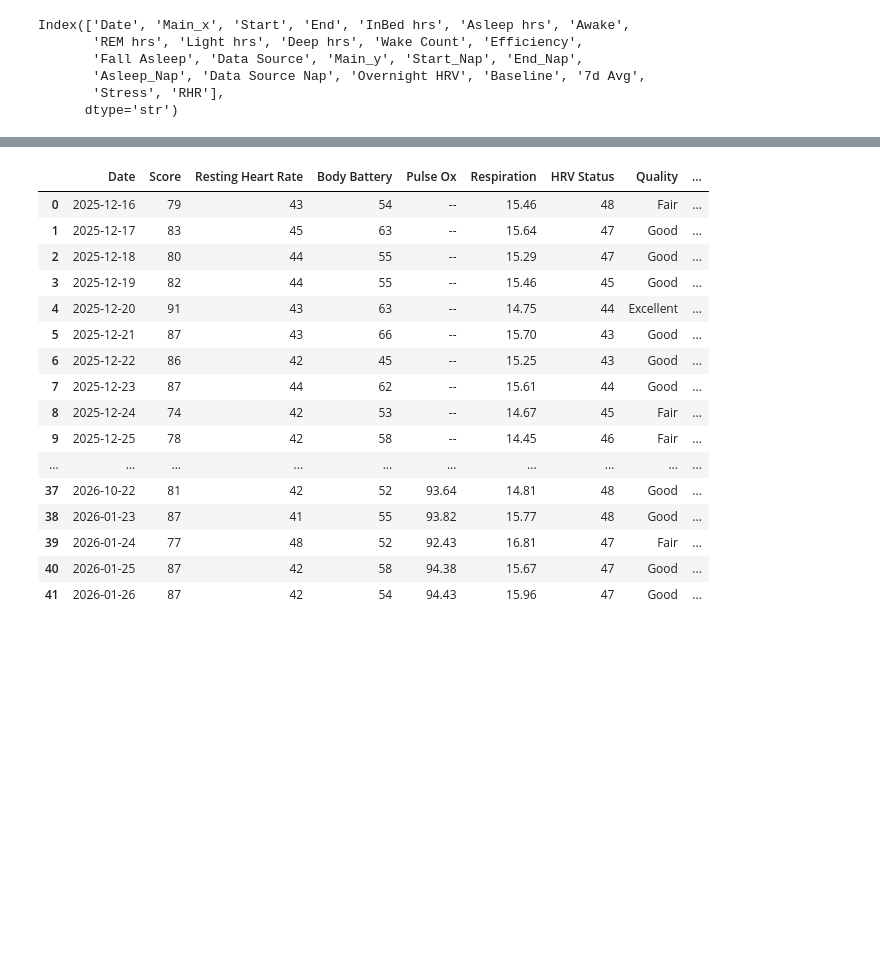
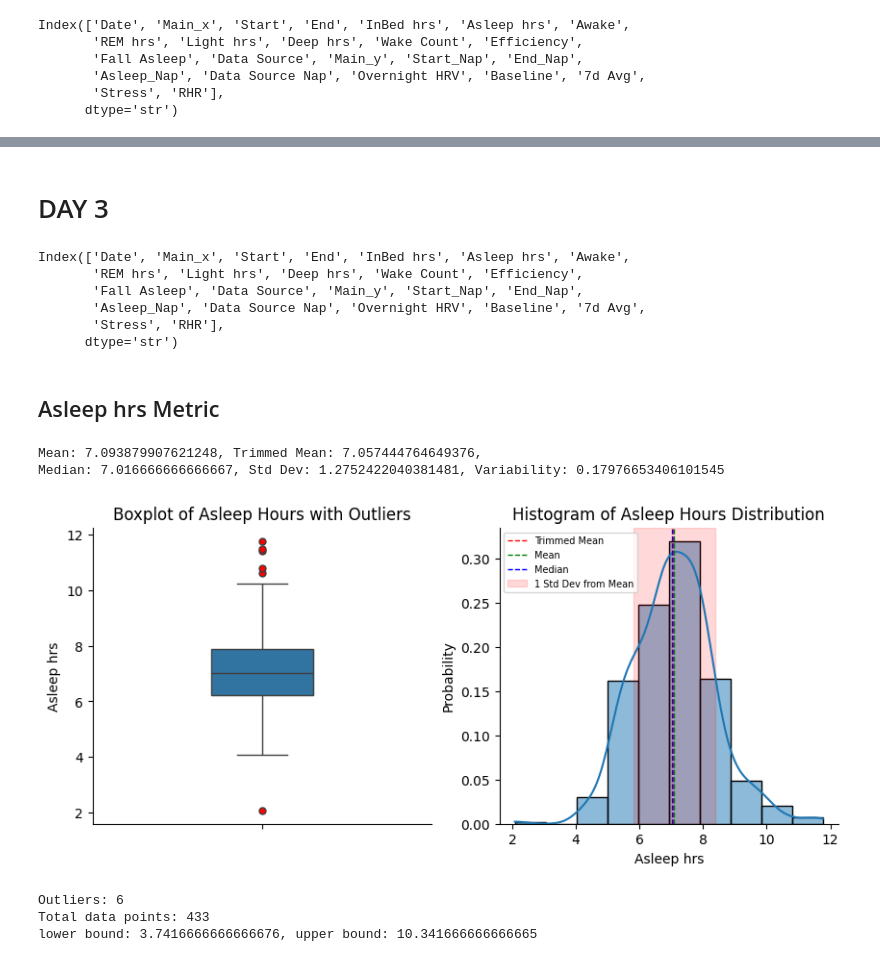
Before and after one commit to POLUX89/gym-ml-performance, a Jupyter notebook: notebooks/01_data_model_baseline.ipynb, the cells around one changed output, grey strips where cells are left out. Saved outputs shown, nothing was run; the diff lists cells and outputs as text; code cells hidden in the pictures; blank space fills up the shorter version.

Commit message:
week01-day03: variability, std, percentiles, mad

```diff
--- a/notebooks/01_data_model_baseline.ipynb
+++ b/notebooks/01_data_model_baseline.ipynb
@@ -355,21 +358,55 @@ test.describe()
 | max | 15.050000 | 11.766667 | 265.000000 | 3.633333 | 7.016667 | 2.633333 | 34.000000 | 105.000000 | 158.000000 | ... |
-# %%
-sleep
-# %% [output]
-|  | Date | Score | Resting Heart Rate | Body Battery | Pulse Ox | Respiration | HRV Status | Quality | ... |
-| 0 | 2025-12-16 | 79 | 43 | 54 | -- | 15.46 | 48 | Fair | ... |
-| 1 | 2025-12-17 | 83 | 45 | 63 | -- | 15.64 | 47 | Good | ... |
-| 2 | 2025-12-18 | 80 | 44 | 55 | -- | 15.29 | 47 | Good | ... |
-| 3 | 2025-12-19 | 82 | 44 | 55 | -- | 15.46 | 45 | Good | ... |
-| 4 | 2025-12-20 | 91 | 43 | 63 | -- | 14.75 | 44 | Excellent | ... |
-| 5 | 2025-12-21 | 87 | 43 | 66 | -- | 15.70 | 43 | Good | ... |
-| 6 | 2025-12-22 | 86 | 42 | 45 | -- | 15.25 | 43 | Good | ... |
-| 7 | 2025-12-23 | 87 | 44 | 62 | -- | 15.61 | 44 | Good | ... |
-| 8 | 2025-12-24 | 74 | 42 | 53 | -- | 14.67 | 45 | Fair | ... |
-| 9 | 2025-12-25 | 78 | 42 | 58 | -- | 14.45 | 46 | Fair | ... |
-| ... | ... | ... | ... | ... | ... | ... | ... | ... | ... |
-| 37 | 2026-10-22 | 81 | 42 | 52 | 93.64 | 14.81 | 48 | Good | ... |
-| 38 | 2026-01-23 | 87 | 41 | 55 | 93.82 | 15.77 | 48 | Good | ... |
-| 39 | 2026-01-24 | 77 | 48 | 52 | 92.43 | 16.81 | 47 | Fair | ... |
-| 40 | 2026-01-25 | 87 | 42 | 58 | 94.38 | 15.67 | 47 | Good | ... |
-| 41 | 2026-01-26 | 87 | 42 | 54 | 94.43 | 15.96 | 47 | Good | ... |
+# %% [markdown]
+# DAY 3
+# %%
+test.columns
+# %% [output]
+Index(['Date', 'Main_x', 'Start', 'End', 'InBed hrs', 'Asleep hrs', 'Awake',
+       'REM hrs', 'Light hrs', 'Deep hrs', 'Wake Count', 'Efficiency',
+       'Fall Asleep', 'Data Source', 'Main_y', 'Start_Nap', 'End_Nap',
+       'Asleep_Nap', 'Data Source Nap', 'Overnight HRV', 'Baseline', '7d Avg',
+       'Stress', 'RHR'],
+      dtype='str')
+# %% [markdown]
+## Asleep hrs Metric
+# %%
+mean_hrv = test["Asleep hrs"].mean()
+trim_mean_hrv = stats.trim_mean(test["Asleep hrs"], proportiontocut=0.1)
+median_hrv = test["Asleep hrs"].median()
+std_hrv = test["Asleep hrs"].std(ddof=1)
+variability_hrv = std_hrv / mean_hrv
+
+print(f"Mean: {mean_hrv}, Trimmed Mean: {trim_mean_hrv},\nMedian: {median_hrv}, Std Dev: {std_hrv}, Variability: {variability_hrv}")
+# %% [output]
+Mean: 7.093879907621248, Trimmed Mean: 7.057444764649376,
+Median: 7.016666666666667, Std Dev: 1.2752422040381481, Variability: 0.17976653406101545
+# %%
+fig, ax = plt.subplots(1,2 , figsize=(10,4))
+sns.boxplot(test["Asleep hrs"],
+             fliersize=2, flierprops=dict(markerfacecolor='r', marker='o', markersize=5),
+            width=0.3, ax=ax[0])
+ax[0].set_title('Boxplot of Asleep Hours with Outliers')
+sns.despine(ax=ax[0])
+
+sns.histplot(test["Asleep hrs"], kde=True, stat="probability", binwidth=1, fill=True, ax=ax[1])
+ax[1].axvline(trim_mean_hrv, color='r', linestyle='dashed', linewidth=1, label='Trimmed Mean')
+ax[1].axvline(mean_hrv, color='g', linestyle='dashed', linewidth=1, label='Mean')
+ax[1].axvline(median_hrv, color='b', linestyle='dashed', linewidth=1, label='Median')
+ax[1].axvspan(mean_hrv - std_hrv, mean_hrv + std_hrv, alpha=0.15, color='r', label='1 Std Dev from Mean')
+ax[1].set_title('Histogram of Asleep Hours Distribution')
+ax[1].legend(loc="upper left", fontsize=7)
+sns.despine(ax=ax[1])
+plt.show()
+
+q1 = test["Asleep hrs"].quantile(0.25)
+q3 = test["Asleep hrs"].quantile(0.75)
+IQR = q3 - q1
+outliers = test[(test["Asleep hrs"] < q1 - 1.5 * IQR) | (test["Asleep hrs"] > q3 + 1.5 * IQR)]
+print(f"Outliers: {len(outliers)}")
+print(f"Total data points: {test["Asleep hrs"].shape[0]}")
+print(f"lower bound: {q1 - 1.5 * IQR}, upper bound: {q3 + 1.5 * IQR}")
+# %% [output]
+[figure, added]
+Outliers: 6
+Total data points: 433
+lower bound: 3.7416666666666676, upper bound: 10.341666666666665
```
Also changed, not shown: parts of 10 cells of this notebook, 1 other file.
